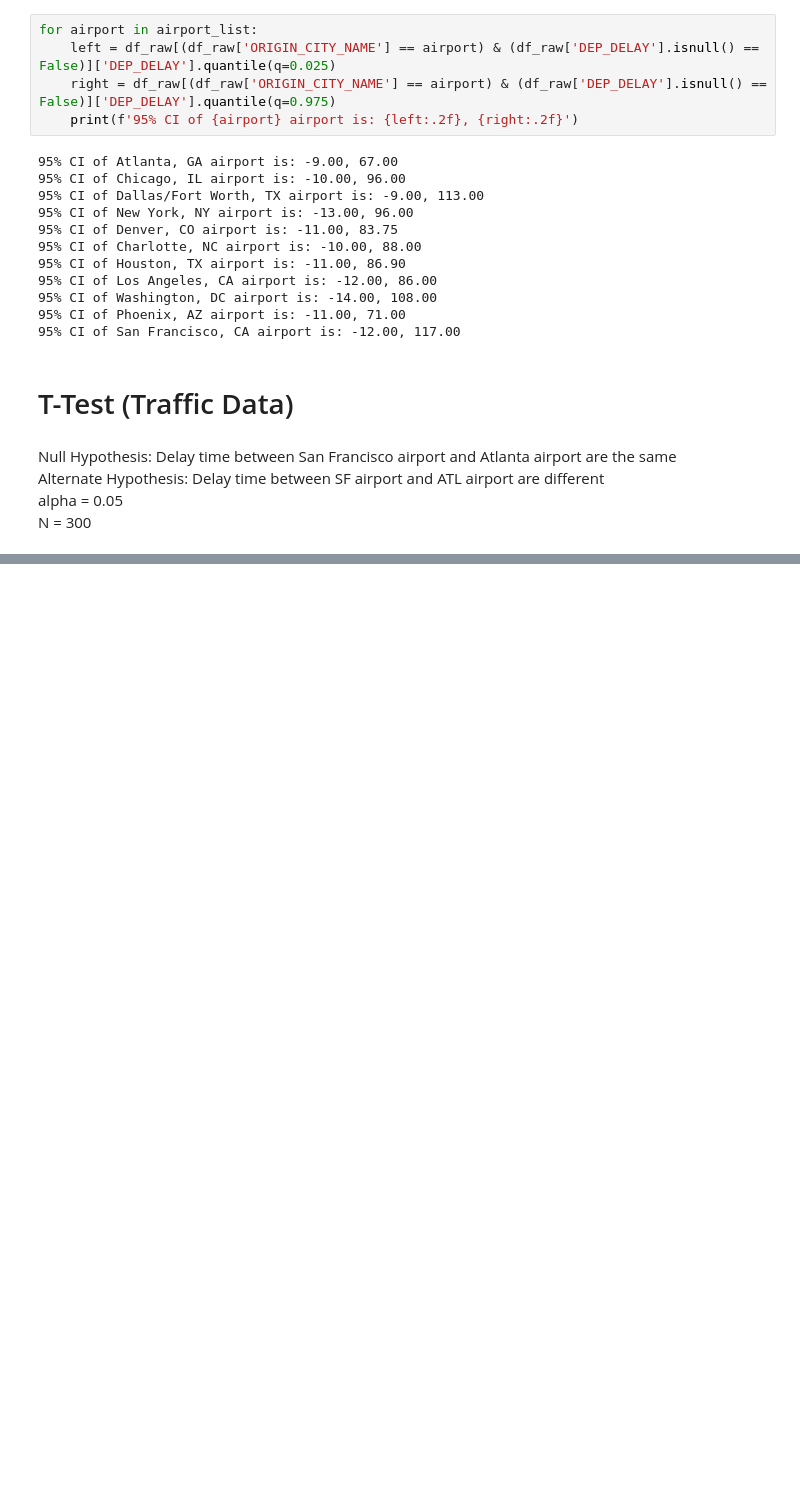
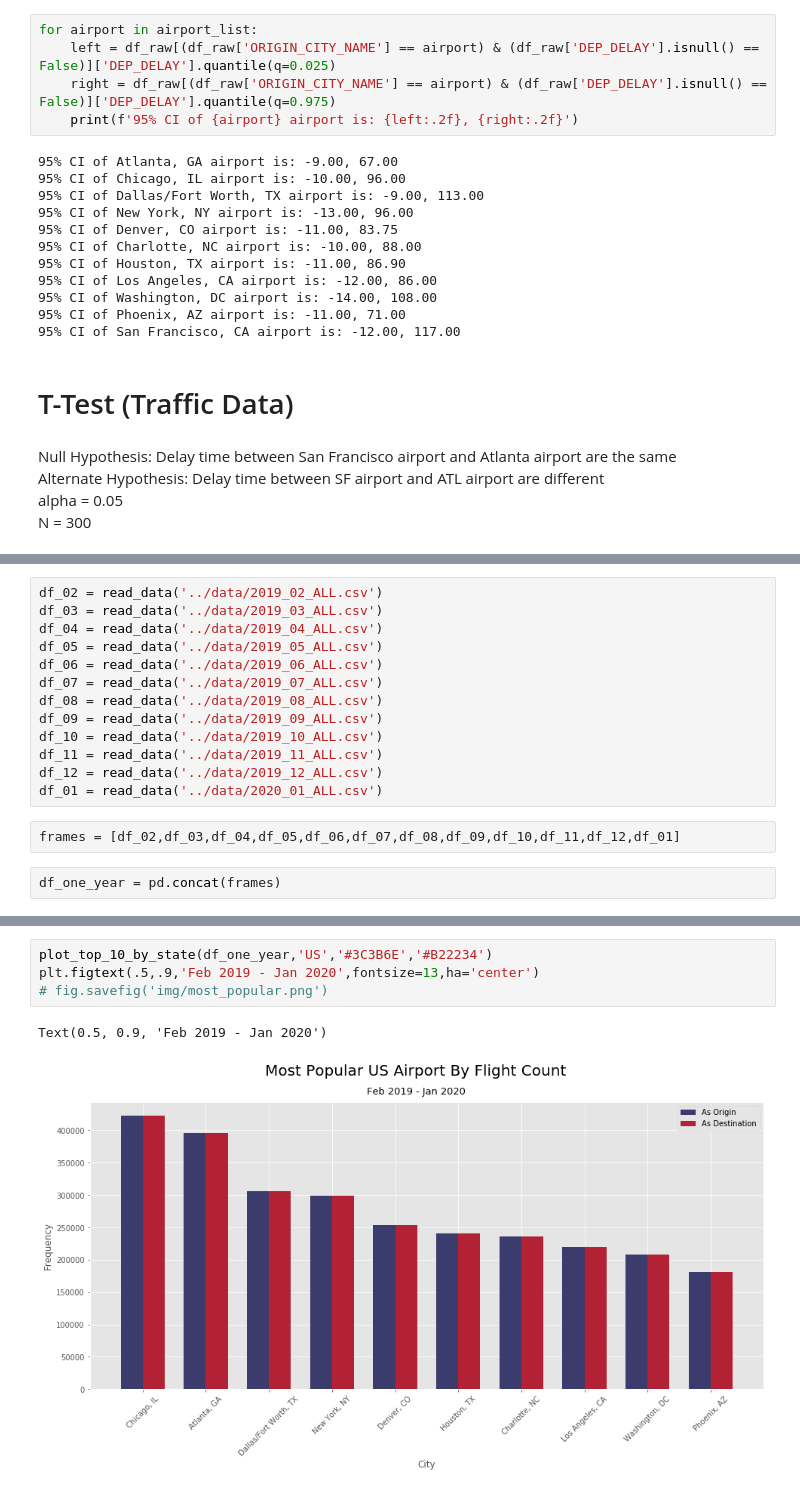
Before and after one commit to tchleung/The_Terminal, a Jupyter notebook: notebook/terminal_eda.ipynb, the cells around one changed output, grey strips where cells are left out. Cells and saved outputs as stored; diff of their text form; blank space fills up the shorter version.

Commit message:
integrated trailing 12 month data

```diff
--- a/notebook/terminal_eda.ipynb
+++ b/notebook/terminal_eda.ipynb
@@ -567,0 +562,17 @@ p_val / 2 = 0.00
+# %%
+df_02 = read_data('../data/2019_02_ALL.csv')
+df_03 = read_data('../data/2019_03_ALL.csv')
+df_04 = read_data('../data/2019_04_ALL.csv')
+df_05 = read_data('../data/2019_05_ALL.csv')
+df_06 = read_data('../data/2019_06_ALL.csv')
+df_07 = read_data('../data/2019_07_ALL.csv')
+df_08 = read_data('../data/2019_08_ALL.csv')
+df_09 = read_data('../data/2019_09_ALL.csv')
+df_10 = read_data('../data/2019_10_ALL.csv')
+df_11 = read_data('../data/2019_11_ALL.csv')
+df_12 = read_data('../data/2019_12_ALL.csv')
+df_01 = read_data('../data/2020_01_ALL.csv')
+# %%
+frames = [df_02,df_03,df_04,df_05,df_06,df_07,df_08,df_09,df_10,df_11,df_12,df_01]
+# %%
+df_one_year = pd.concat(frames)
@@ -567,0 +633,7 @@ p_val / 2 = 0.00
+# %%
+plot_top_10_by_state(df_one_year,'US','#3C3B6E','#B22234')
+plt.figtext(.5,.9,'Feb 2019 - Jan 2020',fontsize=13,ha='center')
+# fig.savefig('img/most_popular.png')
+# %% [output]
+Text(0.5, 0.9, 'Feb 2019 - Jan 2020')
+[figure, added]
```
Also changed, not shown: parts of 39 cells of this notebook, 1 other file.
